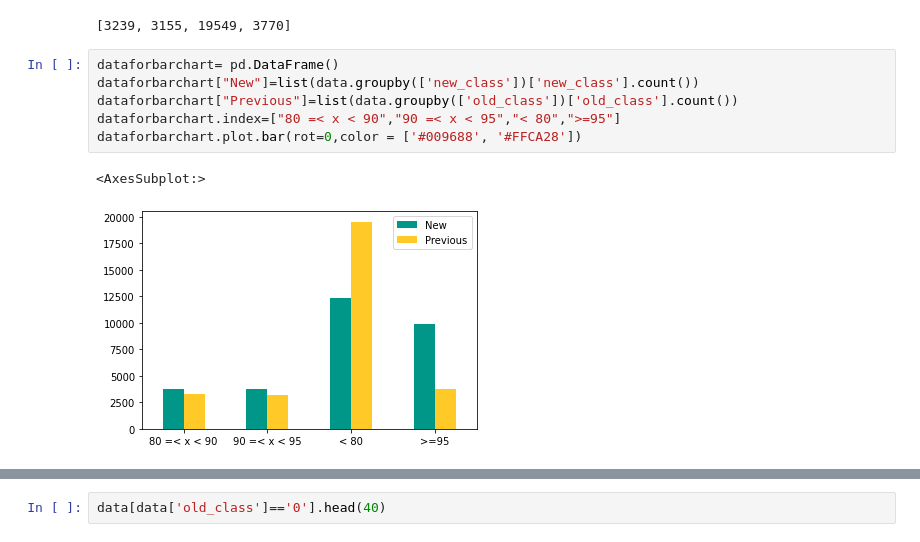
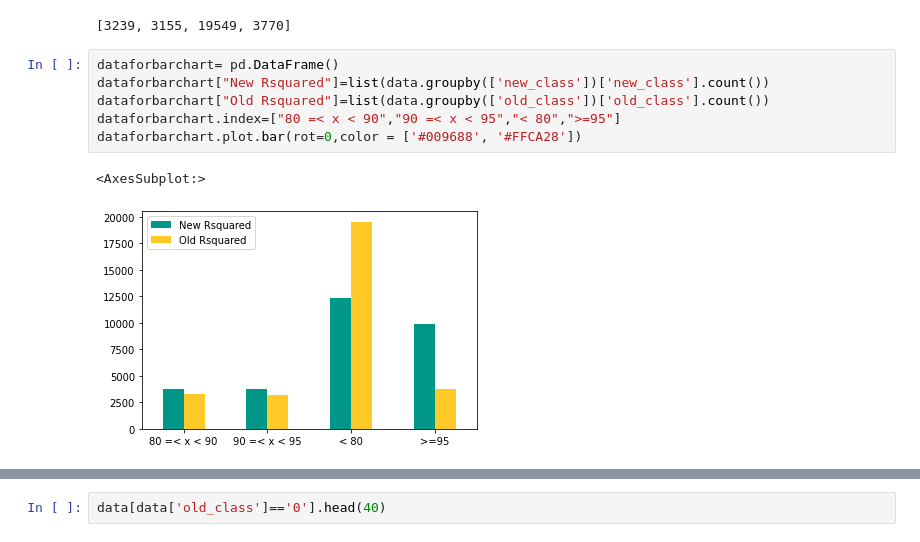
Before and after one commit to henockmamo54/d2omePlusAnalysis, a Jupyter notebook: Summary - Rsquared Comparison.ipynb, the cells around one changed output, grey strips where cells are left out. Saved outputs shown, nothing was run; the diff lists cells and outputs as text.

```diff
--- a/Summary - Rsquared Comparison.ipynb
+++ b/Summary - Rsquared Comparison.ipynb
@@ -172,12 +172,12 @@ list((data.groupby(['old_class'])['old_class'].count()))
 [3239, 3155, 19549, 3770]
 # %%
 dataforbarchart= pd.DataFrame()
-dataforbarchart["New"]=list(data.groupby(['new_class'])['new_class'].count())
-dataforbarchart["Previous"]=list(data.groupby(['old_class'])['old_class'].count())
+dataforbarchart["New Rsquared"]=list(data.groupby(['new_class'])['new_class'].count())
+dataforbarchart["Old Rsquared"]=list(data.groupby(['old_class'])['old_class'].count())
 dataforbarchart.index=["80 =< x < 90","90 =< x < 95","< 80",">=95"]
 dataforbarchart.plot.bar(rot=0,color = ['#009688', '#FFCA28'])
 # %% [output]
 <AxesSubplot:>
-[figure, old version]
+[figure, new version]
 # %%
 dataforbarchart2= pd.DataFrame()
```
Also changed, not shown: parts of 9 cells of this notebook, 2 other files.
